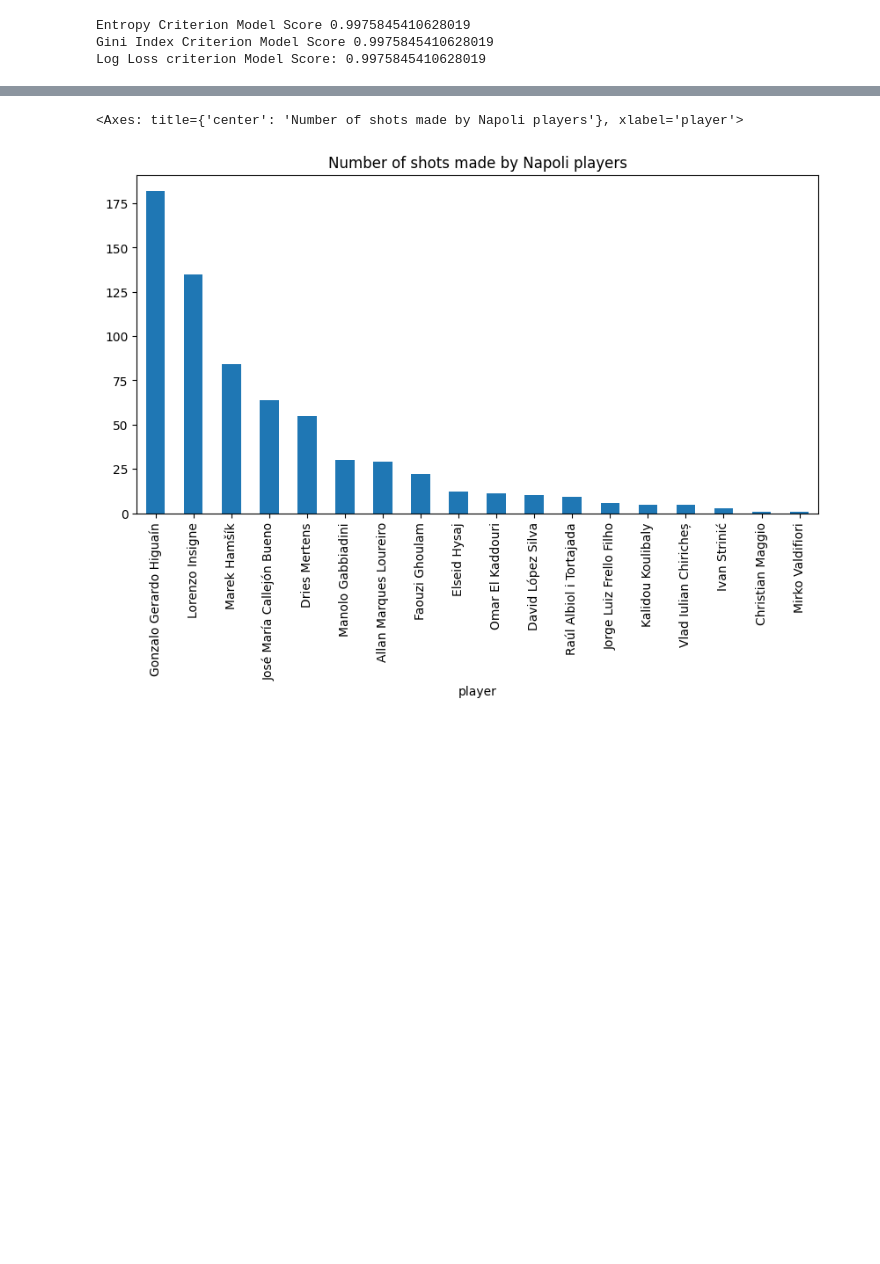
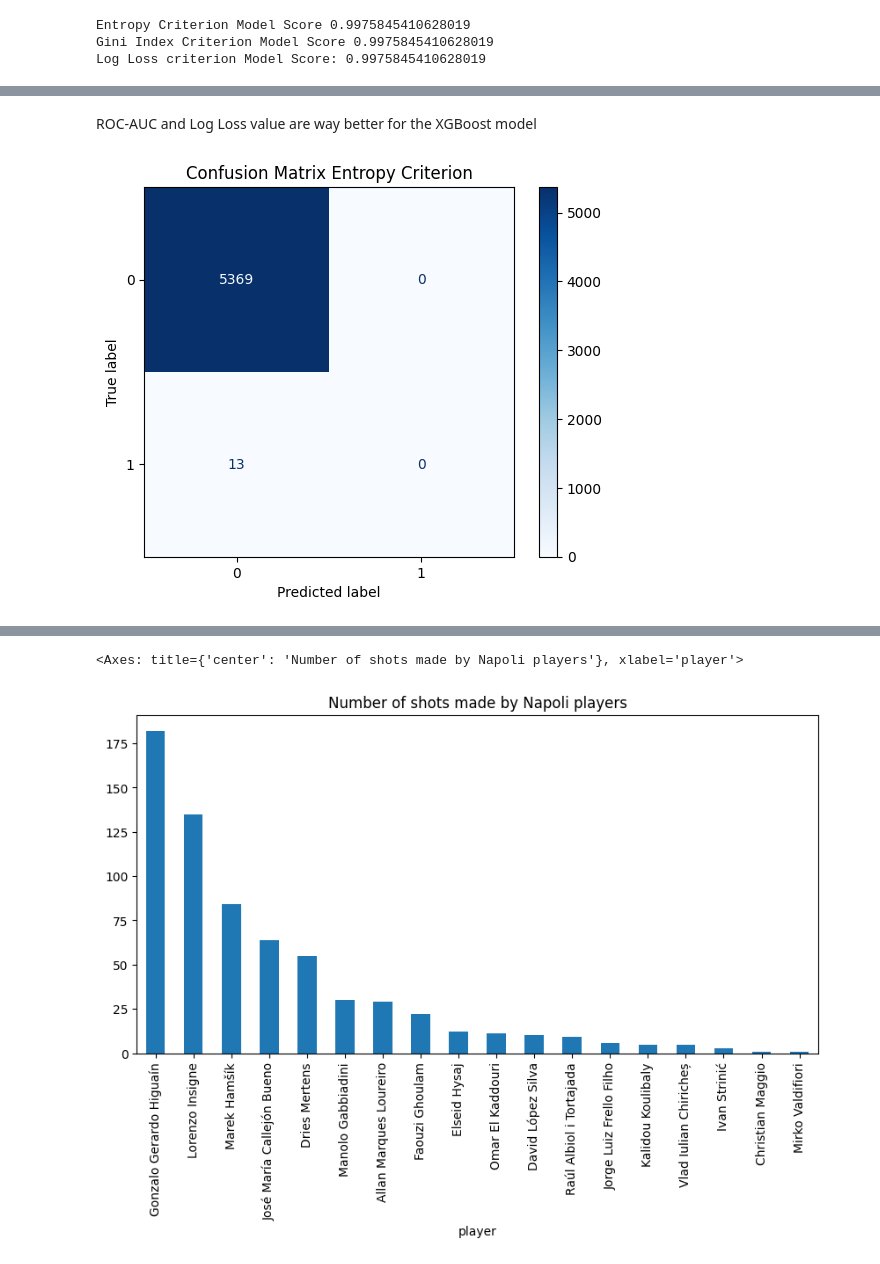
Before and after one commit to giacolees/SSCNapoliAnalysis, a Jupyter notebook: SoccerDataAnalysis.ipynb, the cells around one changed output, grey strips where cells are left out. Cells and saved outputs as stored; diff of their text form; code cells hidden in the pictures; blank space fills up the shorter version.

```diff
--- a/SoccerDataAnalysis.ipynb
+++ b/SoccerDataAnalysis.ipynb
@@ -319 +388,15 @@ Accuracy only on Assist LogLoss Criterion 0.7454545454545455
+# %% [markdown]
+ROC-AUC and Log Loss value are way better for the XGBoost model
+# %%
+y_pred_xgb = model_entr.predict(X_test)
+
+cm_xgb = confusion_matrix(y_test, y_pred_xgb)
+
+# Optionally, visualize the confusion matrix using ConfusionMatrixDisplay
+disp = ConfusionMatrixDisplay(confusion_matrix=cm_xgb, display_labels=model_xgb.classes_)
+disp.plot(cmap=plt.cm.Blues)
+plt.title('Confusion Matrix Entropy Criterion')
+plt.show()
+# %% [output]
+[figure, added]
 # %%
```
Also changed, not shown: parts of 106 cells of this notebook, 52 other files.
